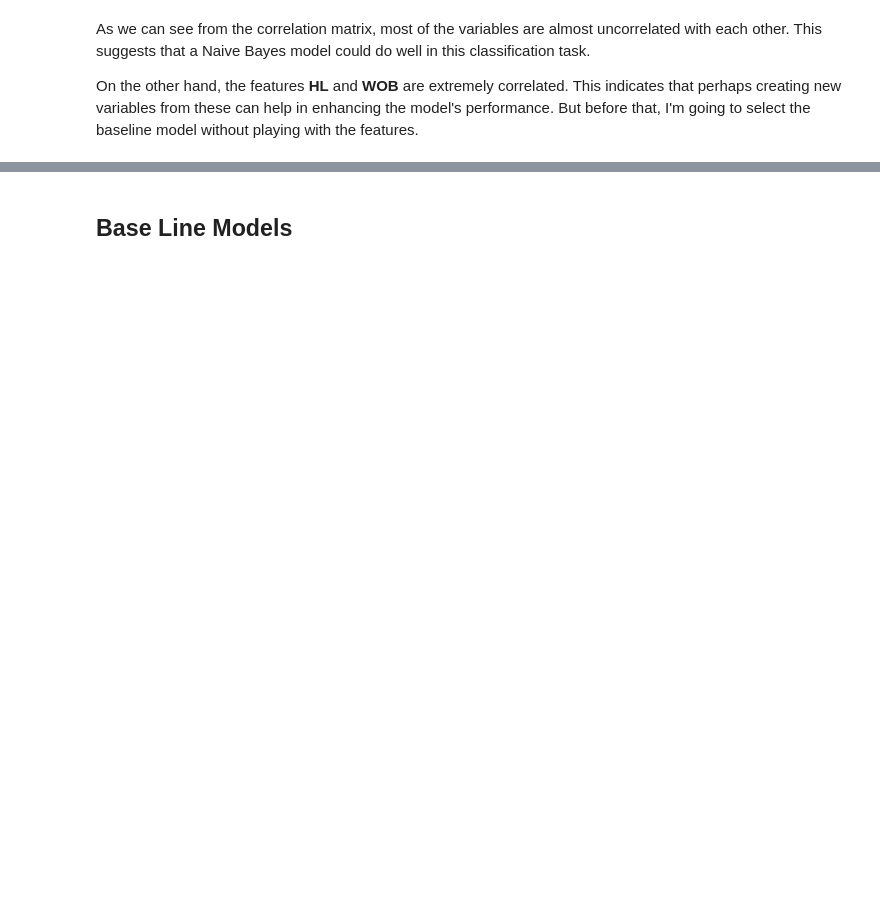
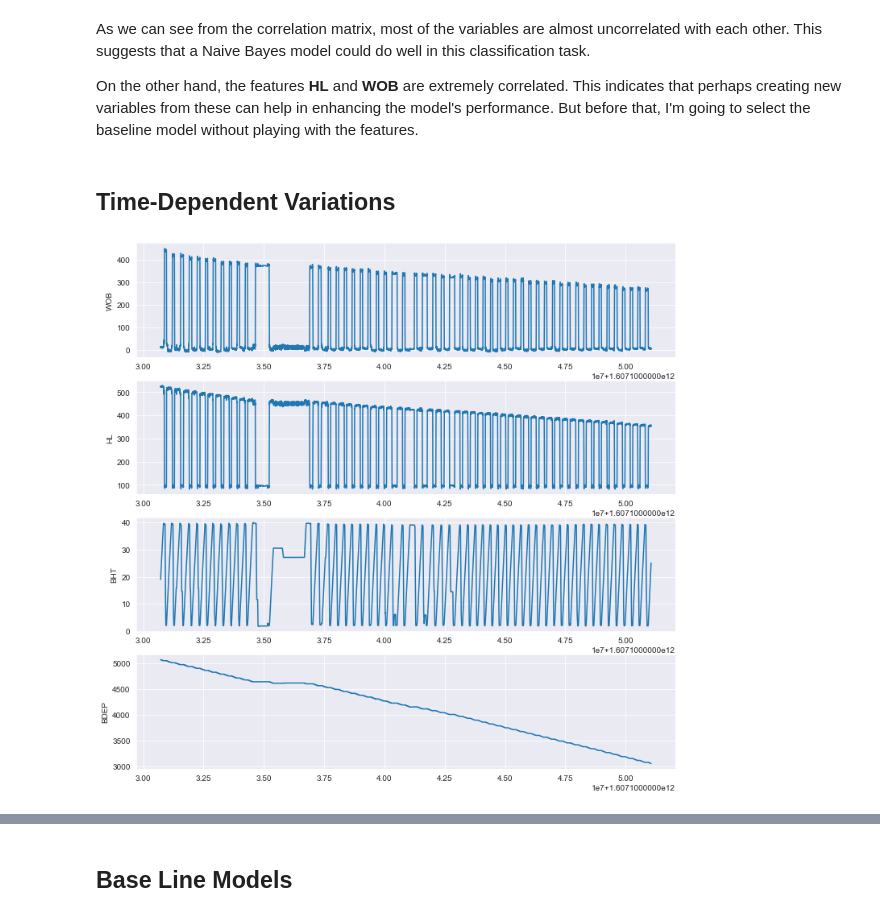
Before and after one commit to grosmanph/KPI_development, a Jupyter notebook: KPI_development_challengIntelie.ipynb, the cells around one changed output, grey strips where cells are left out. Cells and saved outputs as stored; diff of their text form; code cells hidden in the pictures; blank space fills up the shorter version.

```diff
--- a/KPI_development_challengIntelie.ipynb
+++ b/KPI_development_challengIntelie.ipynb
@@ -262,3 +266,15 @@ sns.heatmap( no_nan.drop('annot', axis=1).corr(), annot=True, ax=ax)
 As we can see from the correlation matrix, most of the variables are almost uncorrelated with each other. This suggests that a Naive Bayes model could do well in this classification task.
 
 On the other hand, the features **HL** and **WOB** are extremely correlated. This indicates that perhaps creating new variables from these can help in enhancing the model's performance. But before that, I'm going to select the baseline model without playing with the features.
+# %% [markdown]
+## Time-Dependent Variations
+# %%
+fig, ax = plt.subplots(4,1, figsize=(12,12))
+
+for feat, axis in zip( ['WOB','HL','BHT','BDEP'], ax.reshape(-1) ):
+    sns.lineplot(data  =  no_nan,
+                 x     =  no_nan.index,
+                 y     =  feat,
+                 ax    = axis)
+# %% [output]
+[figure, added]
```
Also changed, not shown: parts of 57 cells of this notebook.
